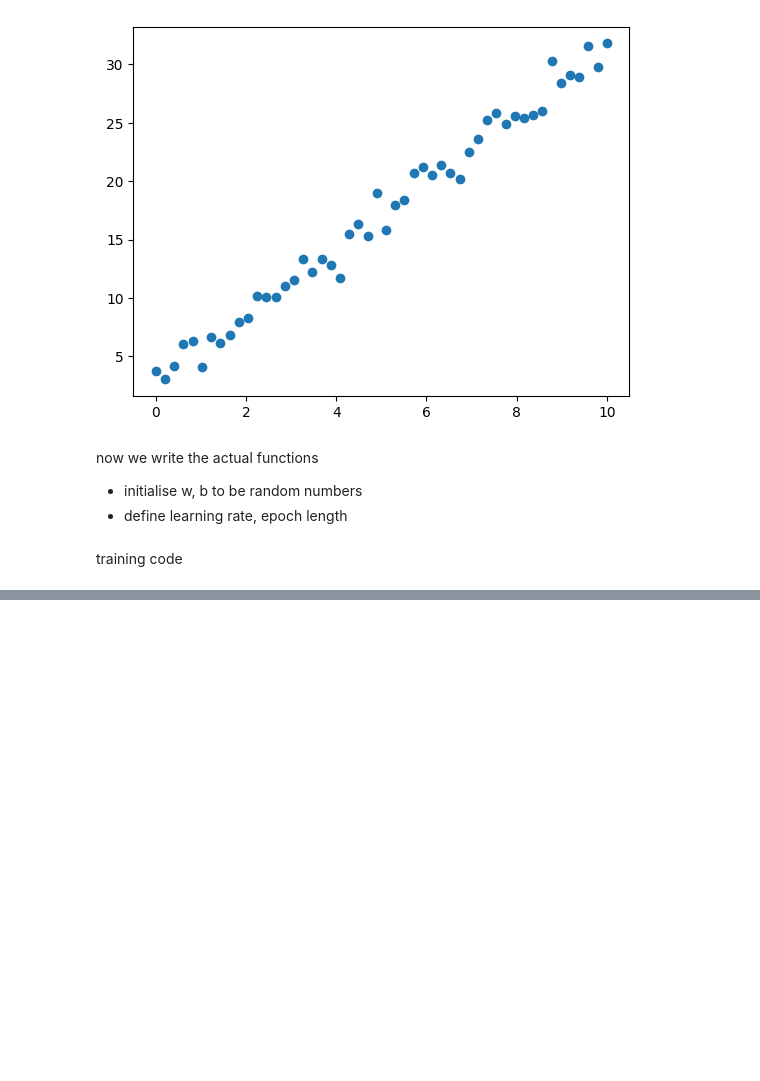
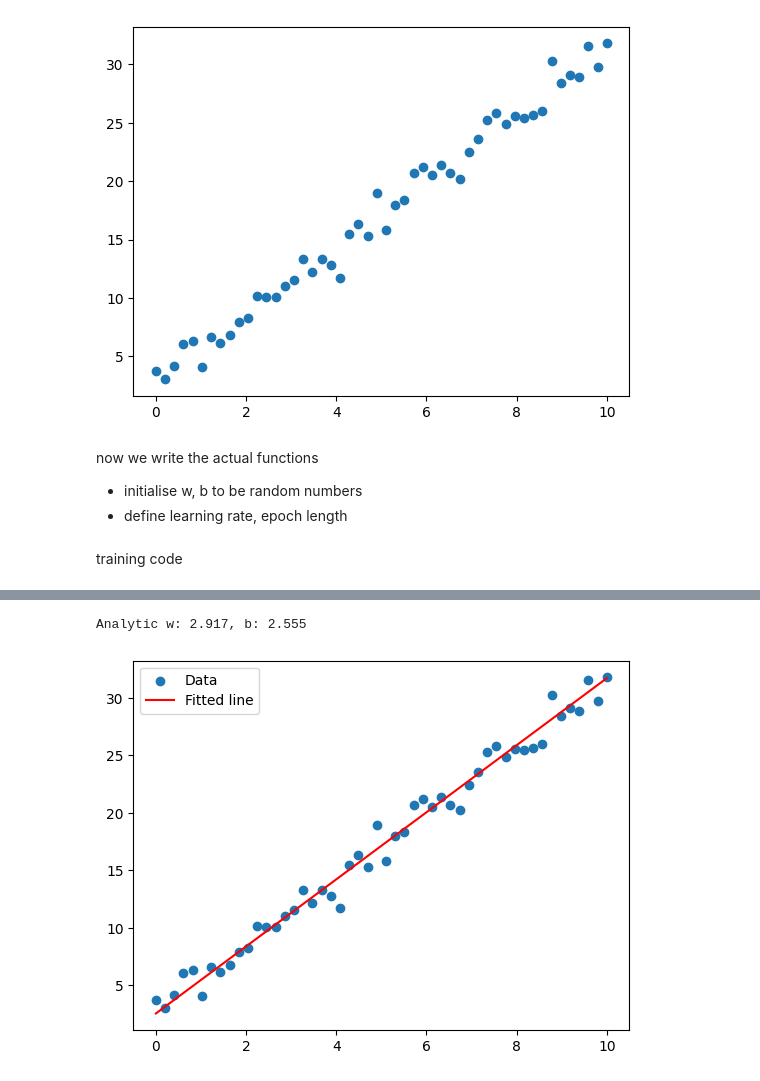
Before and after one commit to saumyamishra654/ML-tinkering, a Jupyter notebook: week 1/week-1.ipynb, the cells around one changed output, grey strips where cells are left out. Saved outputs shown, nothing was run; the diff lists cells and outputs as text; code cells hidden in the pictures; blank space fills up the shorter version.

```diff
--- a/week 1/week-1.ipynb
+++ b/week 1/week-1.ipynb
@@ -280,0 +304,14 @@ plt.show()
+# %%
+w_a = np.cov(x, y)[0, 1] / np.var(x) #[0,1] represents covariance between x and y
+b_a = np.mean(y) - w_a * np.mean(x)
+
+print(f"Analytic w: {w_a:.3f}, b: {b_a:.3f}")
+# %% [output]
+Analytic w: 2.917, b: 2.555
+# %%
+plt.scatter(x, y, label='Data')
+plt.plot(x, w_a*x + b_a, color='r', label='Fitted line')
+plt.legend()
+plt.show()
+# %% [output]
+[figure, added]
```
Also changed, not shown: parts of 4 cells of this notebook, 4 other files.
